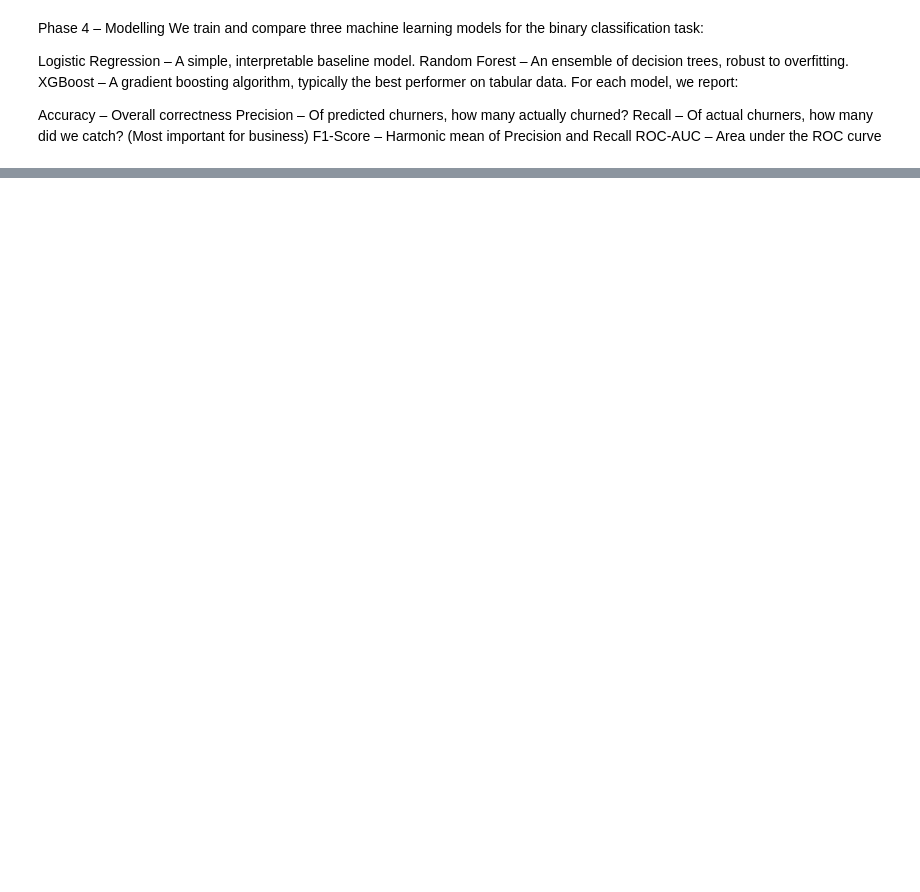
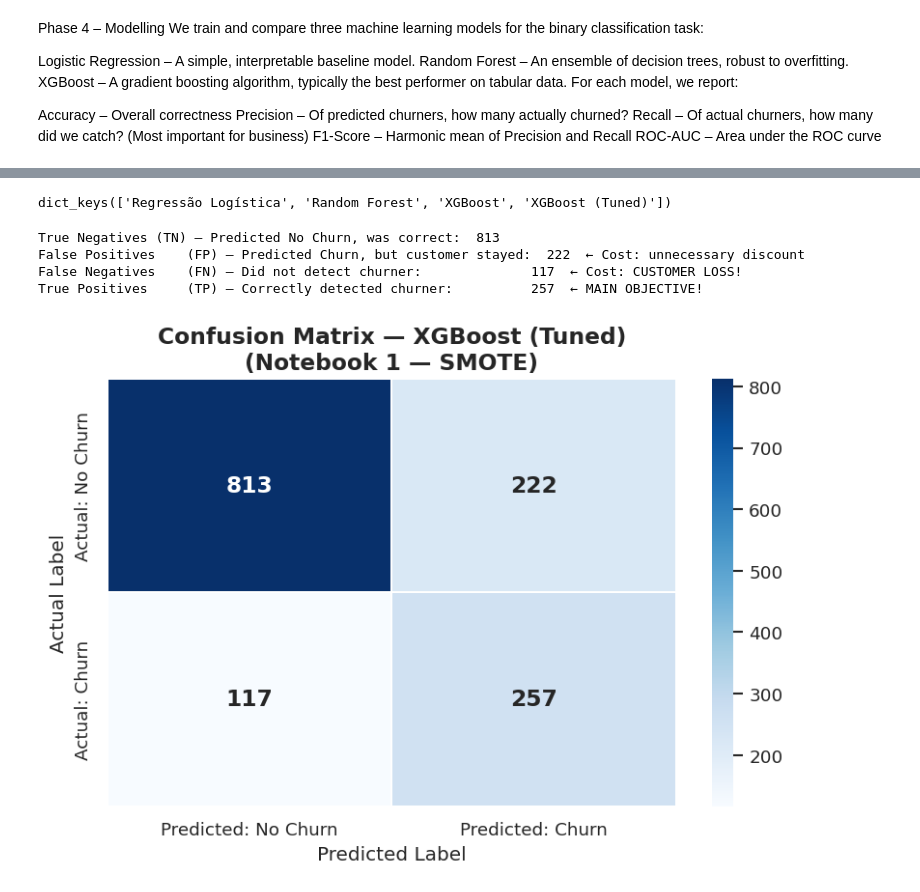
Before and after one commit to TiagoStudent/ca2_churn_project_artifacts, a Jupyter notebook: notebooks/CA2_Customer_Churn_Prediction.ipynb, the cells around one changed output, grey strips where cells are left out. Saved outputs shown, nothing was run; the diff lists cells and outputs as text; code cells hidden in the pictures; blank space fills up the shorter version.

```diff
--- a/notebooks/CA2_Customer_Churn_Prediction.ipynb
+++ b/notebooks/CA2_Customer_Churn_Prediction.ipynb
@@ -492,0 +1116,52 @@ weighted avg       0.80      0.76      0.77      1409
+# %%
+# Check all available model names in the results dictionary
+print(results.keys())
+# %% [output]
+dict_keys(['Regressão Logística', 'Random Forest', 'XGBoost', 'XGBoost (Tuned)'])
+# %%
+#
+# PHASE 5 – EVALUATION
+# Cell 24: Confusion Matrix of the Best Model
+#
+
+# The Confusion Matrix shows the 4 types of predictions:
+# - True Negative (TN): predicted No Churn and was correct
+# - False Positive (FP): predicted Churn but the customer stayed (cost: unnecessary discount)
+# - False Negative (FN): predicted No Churn but the customer canceled (cost: customer loss!)
+# - True Positive (TP): predicted Churn and was correct (main objective!)
+
+best_model_name = 'XGBoost (Tuned)'
+best_pred = results[best_model_name]['y_pred']
+
+# confusion_matrix() calculates the confusion matrix
+cm = confusion_matrix(y_test, best_pred)
+
+fig, ax = plt.subplots(figsize=(7, 5))
+# sns.heatmap() visualizes the matrix with colors — higher values = more intense color
+sns.heatmap(cm, annot=True, fmt='d', cmap='Blues', ax=ax,
+            xticklabels=['Predicted: No Churn', 'Predicted: Churn'],
+            yticklabels=['Actual: No Churn', 'Actual: Churn'],
+            linewidths=1, linecolor='white',
+            annot_kws={'size': 14, 'weight': 'bold'})
+
+ax.set_title(f'Confusion Matrix — {best_model_name}\n(Notebook 1 — SMOTE)',
+             fontsize=14, fontweight='bold')
+ax.set_ylabel('Actual Label', fontsize=12)
+ax.set_xlabel('Predicted Label', fontsize=12)
+
+# Extract the 4 values from the confusion matrix
+tn, fp, fn, tp = cm.ravel()
+print(f"True Negatives (TN) — Predicted No Churn, was correct:  {tn}")
+print(f"False Positives    (FP) — Predicted Churn, but customer stayed:  {fp}  ← Cost: unnecessary discount")
+print(f"False Negatives    (FN) — Did not detect churner:              {fn}  ← Cost: CUSTOMER LOSS!")
+print(f"True Positives     (TP) — Correctly detected churner:          {tp}  ← MAIN OBJECTIVE!")
+
+plt.tight_layout()
+plt.savefig('../images/nb1_05_confusion_matrix.png', bbox_inches='tight')
+plt.show()
+# %% [output]
+True Negatives (TN) — Predicted No Churn, was correct:  813
+False Positives    (FP) — Predicted Churn, but customer stayed:  222  ← Cost: unnecessary discount
+False Negatives    (FN) — Did not detect churner:              117  ← Cost: CUSTOMER LOSS!
+True Positives     (TP) — Correctly detected churner:          257  ← MAIN OBJECTIVE!
+[figure, added]
```
Also changed, not shown: parts of 29 cells of this notebook, 8 other files.
